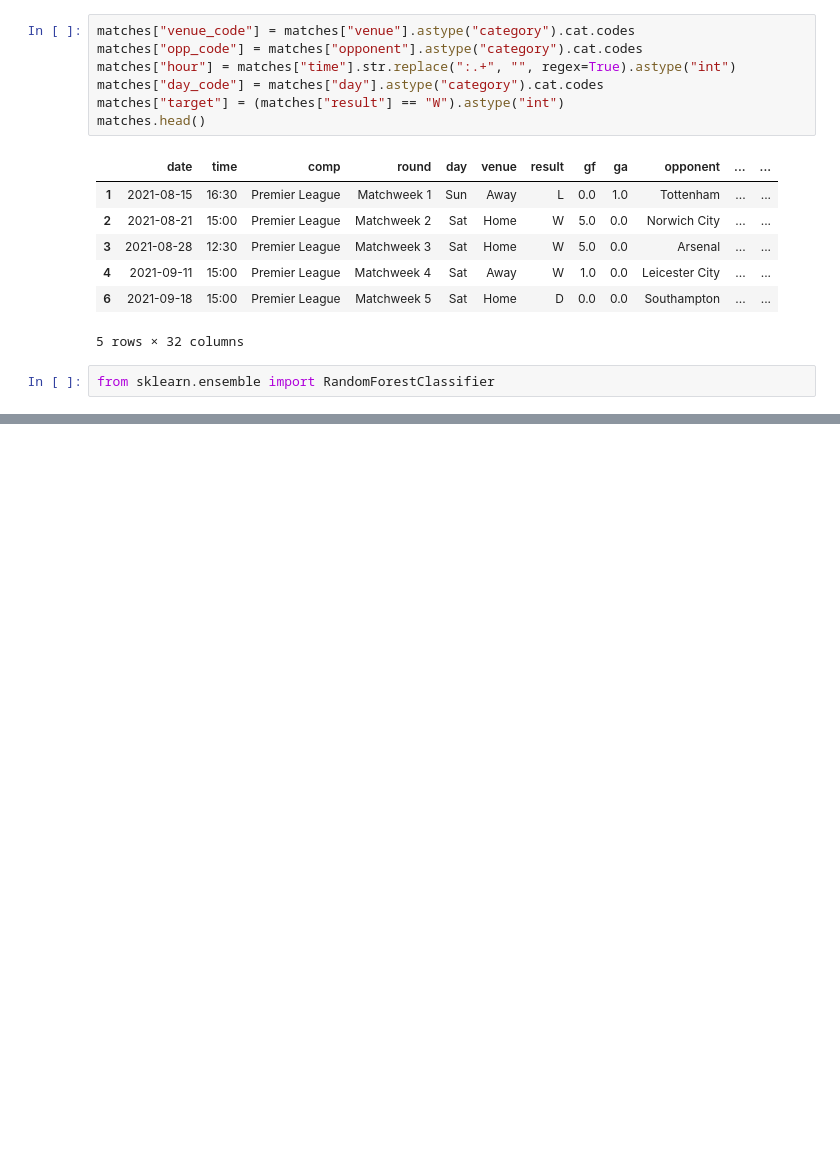
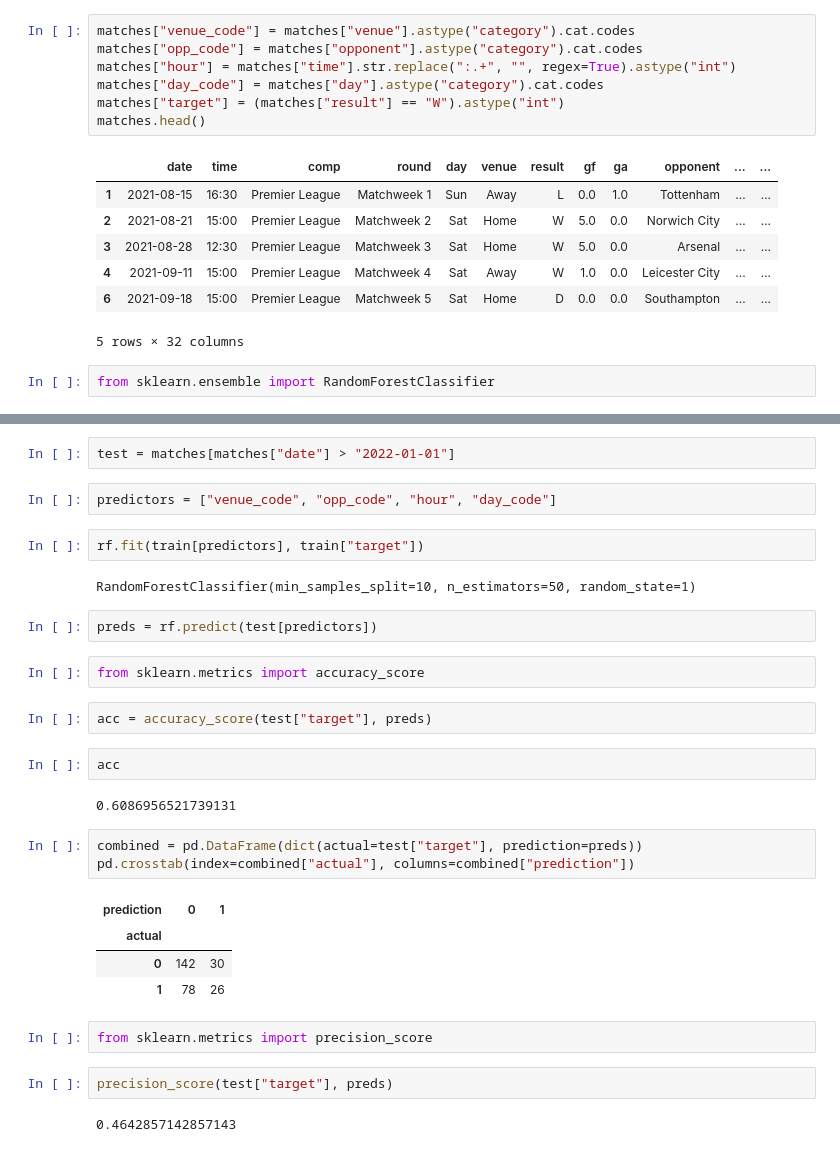
Before and after one commit to wattanakkeo/MatchPredictor, a Jupyter notebook: MatchPredictor.ipynb, the cells around one changed output, grey strips where cells are left out. Drawn from its saved outputs; the diff is of its cells as text; blank space fills up the shorter version.

Commit message:
-Train data, test data, check accuracy of data

```diff
--- a/MatchPredictor.ipynb
+++ b/MatchPredictor.ipynb
@@ -67,0 +72,32 @@ from sklearn.ensemble import RandomForestClassifier
+# %%
+test = matches[matches["date"] > "2022-01-01"]
+# %%
+predictors = ["venue_code", "opp_code", "hour", "day_code"]
+# %%
+rf.fit(train[predictors], train["target"])
+# %% [output]
+RandomForestClassifier(min_samples_split=10, n_estimators=50, random_state=1)
+# %%
+preds = rf.predict(test[predictors])
+# %%
+from sklearn.metrics import accuracy_score
+# %%
+acc = accuracy_score(test["target"], preds)
+# %%
+acc
+# %% [output]
+0.6086956521739131
+# %%
+combined = pd.DataFrame(dict(actual=test["target"], prediction=preds))
+pd.crosstab(index=combined["actual"], columns=combined["prediction"])
+# %% [output]
+| prediction | 0 | 1 |
+| actual |  |  |
+| 0 | 142 | 30 |
+| 1 | 78 | 26 |
+# %%
+from sklearn.metrics import precision_score
+# %%
+precision_score(test["target"], preds)
+# %% [output]
+0.4642857142857143
```
Also changed, not shown: parts of 3 cells of this notebook, 1 other file.
